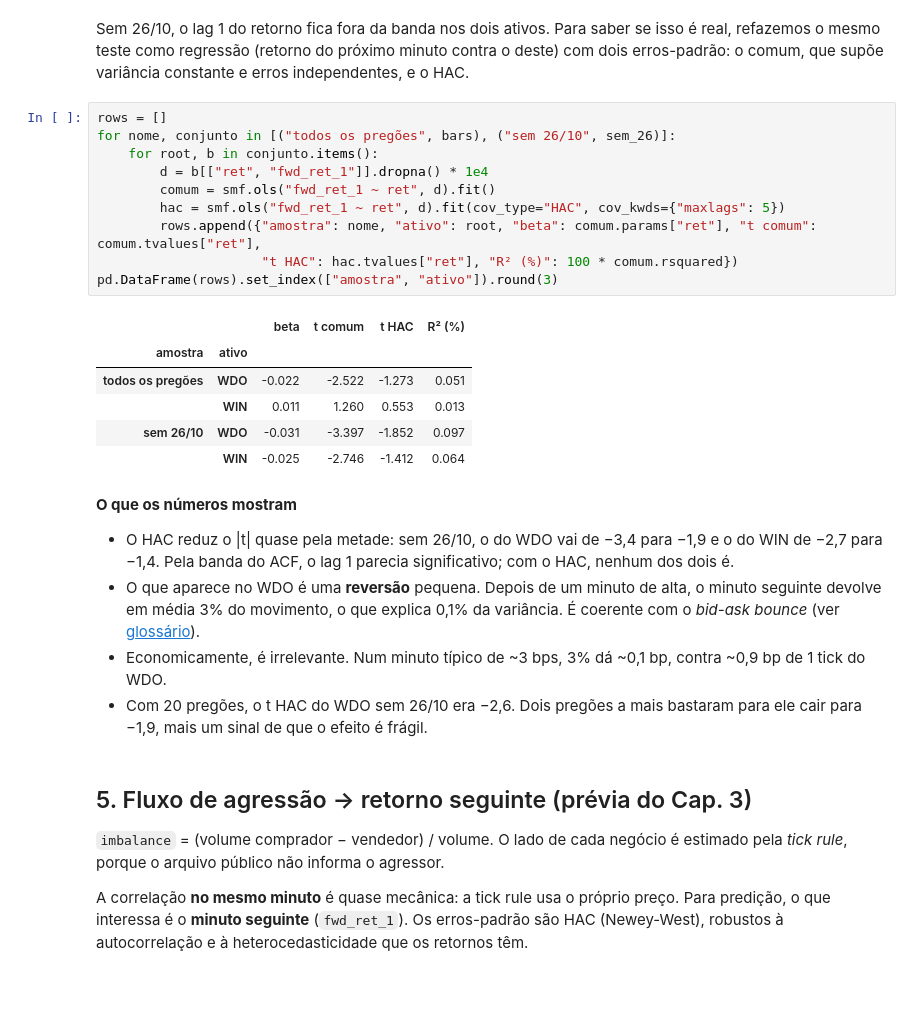
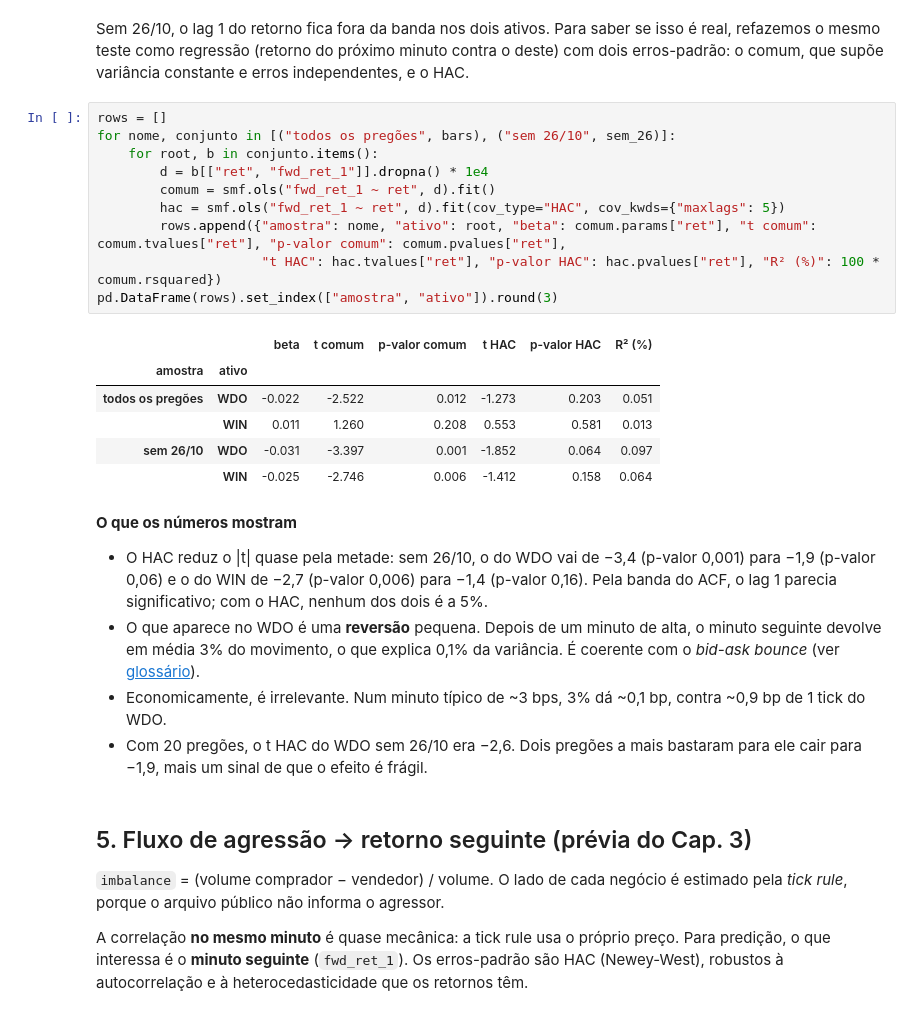
Before and after one commit to marcosemn/islp-b3-futures, a Jupyter notebook: notebooks/00_exploracao_wdo_win.ipynb, the cells around one changed output. Drawn from its saved outputs; the diff is of its cells as text; blank space fills up the shorter version.

```diff
--- a/notebooks/00_exploracao_wdo_win.ipynb
+++ b/notebooks/00_exploracao_wdo_win.ipynb
@@ -518,23 +518,23 @@ Sem 26/10, o lag 1 do retorno fica fora da banda nos dois ativos. Para saber se
 # %%
 rows = []
 for nome, conjunto in [("todos os pregões", bars), ("sem 26/10", sem_26)]:
     for root, b in conjunto.items():
         d = b[["ret", "fwd_ret_1"]].dropna() * 1e4
         comum = smf.ols("fwd_ret_1 ~ ret", d).fit()
         hac = smf.ols("fwd_ret_1 ~ ret", d).fit(cov_type="HAC", cov_kwds={"maxlags": 5})
-        rows.append({"amostra": nome, "ativo": root, "beta": comum.params["ret"], "t comum": comum.tvalues["ret"],
-                     "t HAC": hac.tvalues["ret"], "R² (%)": 100 * comum.rsquared})
+        rows.append({"amostra": nome, "ativo": root, "beta": comum.params["ret"], "t comum": comum.tvalues["ret"], "p-valor comum": comum.pvalues["ret"],
+                     "t HAC": hac.tvalues["ret"], "p-valor HAC": hac.pvalues["ret"], "R² (%)": 100 * comum.rsquared})
 pd.DataFrame(rows).set_index(["amostra", "ativo"]).round(3)
 # %% [output]
-|  |  | beta | t comum | t HAC | R² (%) |
-| amostra | ativo |  |  |  |  |
-| todos os pregões | WDO | -0.022 | -2.522 | -1.273 | 0.051 |
-|  | WIN | 0.011 | 1.260 | 0.553 | 0.013 |
-| sem 26/10 | WDO | -0.031 | -3.397 | -1.852 | 0.097 |
-|  | WIN | -0.025 | -2.746 | -1.412 | 0.064 |
+|  |  | beta | t comum | p-valor comum | t HAC | p-valor HAC | R² (%) |
+| amostra | ativo |  |  |  |  |  |  |
+| todos os pregões | WDO | -0.022 | -2.522 | 0.012 | -1.273 | 0.203 | 0.051 |
+|  | WIN | 0.011 | 1.260 | 0.208 | 0.553 | 0.581 | 0.013 |
+| sem 26/10 | WDO | -0.031 | -3.397 | 0.001 | -1.852 | 0.064 | 0.097 |
+|  | WIN | -0.025 | -2.746 | 0.006 | -1.412 | 0.158 | 0.064 |
 # %% [markdown]
 **O que os números mostram**
-- O HAC reduz o |t| quase pela metade: sem 26/10, o do WDO vai de −3,4 para −1,9 e o do WIN de −2,7 para −1,4. Pela banda do ACF, o lag 1 parecia significativo; com o HAC, nenhum dos dois é.
+- O HAC reduz o |t| quase pela metade: sem 26/10, o do WDO vai de −3,4 (p-valor 0,001) para −1,9 (p-valor 0,06) e o do WIN de −2,7 (p-valor 0,006) para −1,4 (p-valor 0,16). Pela banda do ACF, o lag 1 parecia significativo; com o HAC, nenhum dos dois é a 5%.
 - O que aparece no WDO é uma **reversão** pequena. Depois de um minuto de alta, o minuto seguinte devolve em média 3% do movimento, o que explica 0,1% da variância. É coerente com o *bid-ask bounce* (ver [glossário](../GLOSSARIO.md#bid-ask-bounce)).
 - Economicamente, é irrelevante. Num minuto típico de ~3 bps, 3% dá ~0,1 bp, contra ~0,9 bp de 1 tick do WDO.
 - Com 20 pregões, o t HAC do WDO sem 26/10 era −2,6. Dois pregões a mais bastaram para ele cair para −1,9, mais um sinal de que o efeito é frágil.
```
Also changed, not shown: parts of 6 cells of this notebook, 1 other file.
